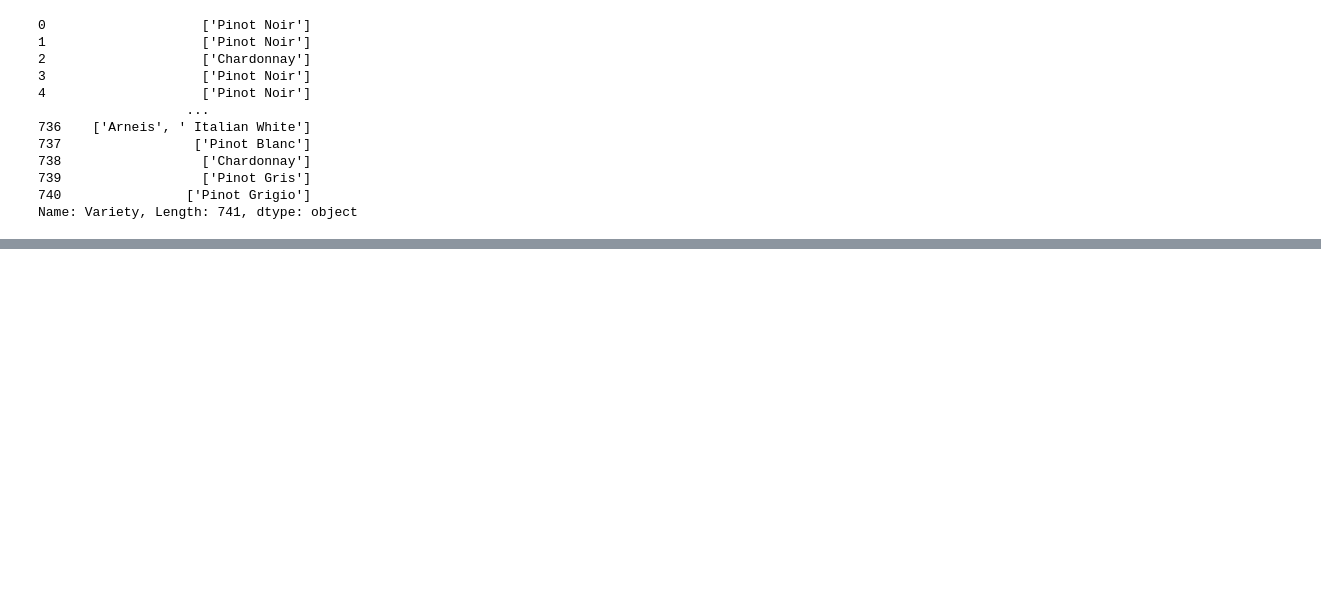
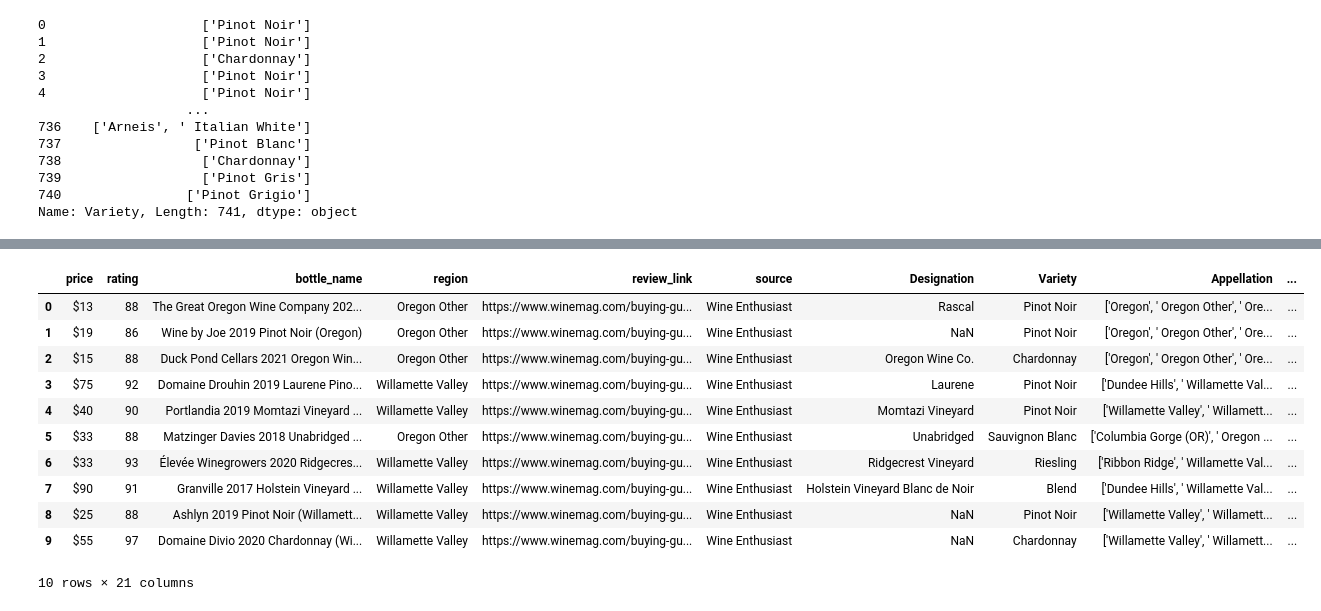
Before and after one commit to Bag0niku/Oregon_Wine, a Jupyter notebook: data/wine/nick_cleaning_wine_reviews.ipynb, the cells around one changed output, grey strips where cells are left out. Drawn from its saved outputs; the diff is of its cells as text; code cells hidden in the pictures; blank space fills up the shorter version.

Commit message:
Mostly done cleaning enthusiast data

```diff
--- a/data/wine/nick_cleaning_wine_reviews.ipynb
+++ b/data/wine/nick_cleaning_wine_reviews.ipynb
@@ -339,4 +411,4 @@ Index(['price', 'rating', 'bottle_name', 'region', 'review_link', 'source',
 # %%
-reviews = spectator_df["review_text"]
-reviews[355]
+cleaning_df['vintage'] = cleaning_df['bottle_name'].str.extract(r"(\d{4})")
+cleaning_df["vintage"]
 # %% [output]
@@ -399,0 +508,17 @@ memory usage: 32.1+ KB
+# %%
+cleaning_df['AVA'] = None
+cleaning_df['Region'] = None
+cleaning_df['Province'] = None
+cleaning_df['Country'] = None
+
+for i, entry in ava:
+    cleaning_df["AVA"][i] = entry
+
+for i, entry in region:
+    cleaning_df['Region'][i] = entry
+
+for i, entry in province:
+    cleaning_df['Province'][i] = entry
+
+for i, entry in country:
+    cleaning_df['Country'][i] = entry
@@ -399,0 +562,7 @@ memory usage: 32.1+ KB
+# %%
+## Some of the designations are grape varietals and regions, we can remove those for they already have their own column
+for i in designation.index:
+    if designation[i] in cleaning_df['Variety'].unique():
+        designation[i] = None
+    else:
+        print(designation[i])
@@ -400,3 +587,4 @@ memory usage: 32.1+ KB
 # %%
-spectator_df[spectator_df["bottle_name"] == "Pinot Noir Willamette Valley"]#["review_link"][8]
+cleaning_df['Designation']  = designation
+cleaning_df['Designation']
 # %% [output]
@@ -416 +603,16 @@ spectator_df[spectator_df["bottle_name"] == "Pinot Noir Willamette Valley"]#["re
+# %%
+cleaning_df.head(10)
+# %% [output]
+|  | price | rating | bottle_name | region | review_link | source | Designation | Variety | Appellation | ... |
+| 0 | $13 | 88 | The Great Oregon Wine Company 202... | Oregon Other | https://www.winemag.com/buying-gu... | Wine Enthusiast | Rascal | Pinot Noir | ['Oregon', ' Oregon Other', ' Ore... | ... |
+| 1 | $19 | 86 | Wine by Joe 2019 Pinot Noir (Oregon) | Oregon Other | https://www.winemag.com/buying-gu... | Wine Enthusiast | NaN | Pinot Noir | ['Oregon', ' Oregon Other', ' Ore... | ... |
+| 2 | $15 | 88 | Duck Pond Cellars 2021 Oregon Win... | Oregon Other | https://www.winemag.com/buying-gu... | Wine Enthusiast | Oregon Wine Co. | Chardonnay | ['Oregon', ' Oregon Other', ' Ore... | ... |
+| 3 | $75 | 92 | Domaine Drouhin 2019 Laurene Pino... | Willamette Valley | https://www.winemag.com/buying-gu... | Wine Enthusiast | Laurene | Pinot Noir | ['Dundee Hills', ' Willamette Val... | ... |
+| 4 | $40 | 90 | Portlandia 2019 Momtazi Vineyard ... | Willamette Valley | https://www.winemag.com/buying-gu... | Wine Enthusiast | Momtazi Vineyard | Pinot Noir | ['Willamette Valley', ' Willamett... | ... |
+| 5 | $33 | 88 | Matzinger Davies 2018 Unabridged ... | Oregon Other | https://www.winemag.com/buying-gu... | Wine Enthusiast | Unabridged | Sauvignon Blanc | ['Columbia Gorge (OR)', ' Oregon ... | ... |
+| 6 | $33 | 93 | Élevée Winegrowers 2020 Ridgecres... | Willamette Valley | https://www.winemag.com/buying-gu... | Wine Enthusiast | Ridgecrest Vineyard | Riesling | ['Ribbon Ridge', ' Willamette Val... | ... |
+| 7 | $90 | 91 | Granville 2017 Holstein Vineyard ... | Willamette Valley | https://www.winemag.com/buying-gu... | Wine Enthusiast | Holstein Vineyard Blanc de Noir | Blend | ['Dundee Hills', ' Willamette Val... | ... |
+| 8 | $25 | 88 | Ashlyn 2019 Pinot Noir (Willamett... | Willamette Valley | https://www.winemag.com/buying-gu... | Wine Enthusiast | NaN | Pinot Noir | ['Willamette Valley', ' Willamett... | ... |
+| 9 | $55 | 97 | Domaine Divio 2020 Chardonnay (Wi... | Willamette Valley | https://www.winemag.com/buying-gu... | Wine Enthusiast | NaN | Chardonnay | ['Willamette Valley', ' Willamett... | ... |
+10 rows × 21 columns
 # %%
```
Also changed, not shown: parts of 30 cells of this notebook.
